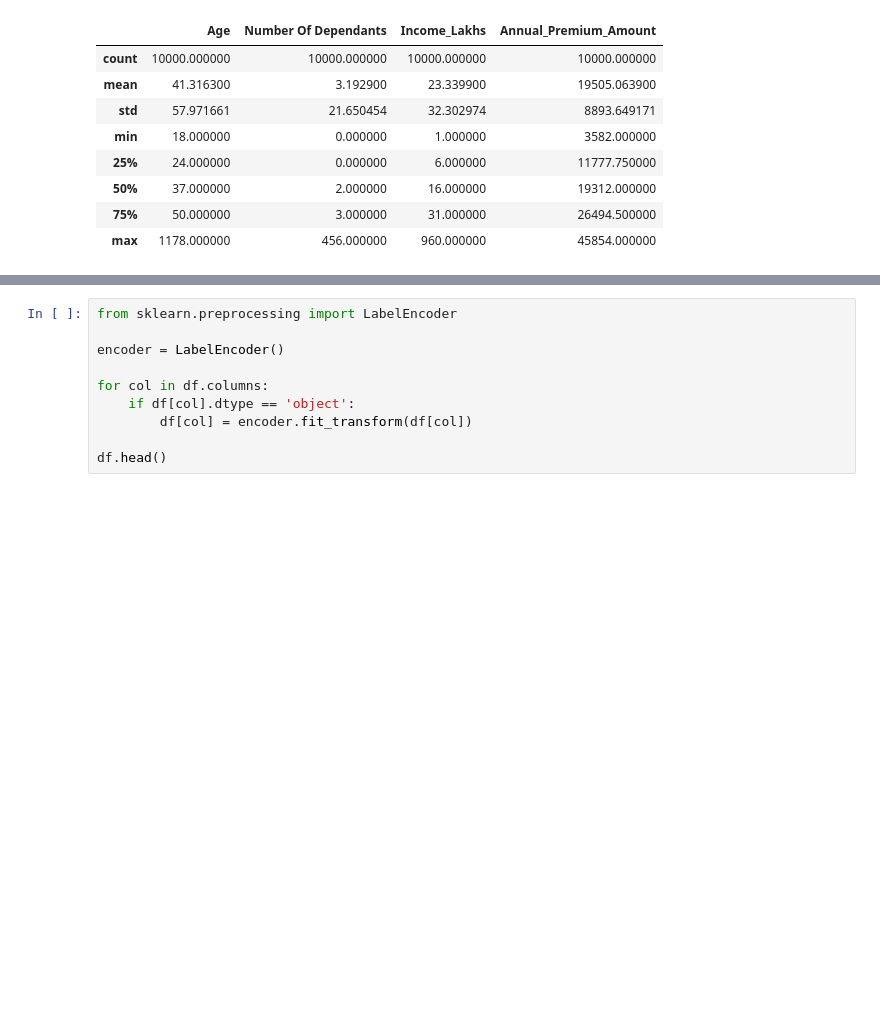
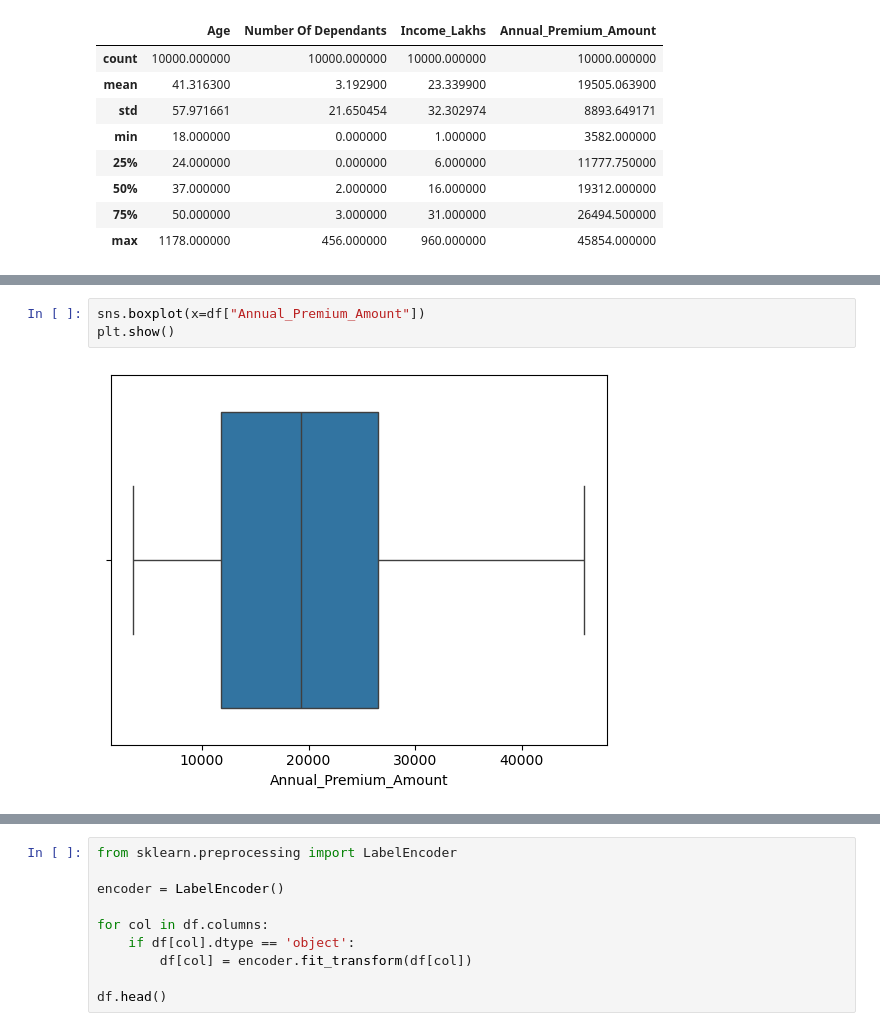
Before and after one commit to Karan-Khilnani/health-insurance-premium-predictor, a Jupyter notebook: Health_insu_premium.ipynb, the cells around one changed output, grey strips where cells are left out. Drawn from its saved outputs; the diff is of its cells as text; blank space fills up the shorter version.

```diff
--- a/Health_insu_premium.ipynb
+++ b/Health_insu_premium.ipynb
@@ -115,0 +131,5 @@ df.describe()
+# %%
+sns.boxplot(x=df["Annual_Premium_Amount"])
+plt.show()
+# %% [output]
+[figure, added]
```
Also changed, not shown: parts of 28 cells of this notebook.
